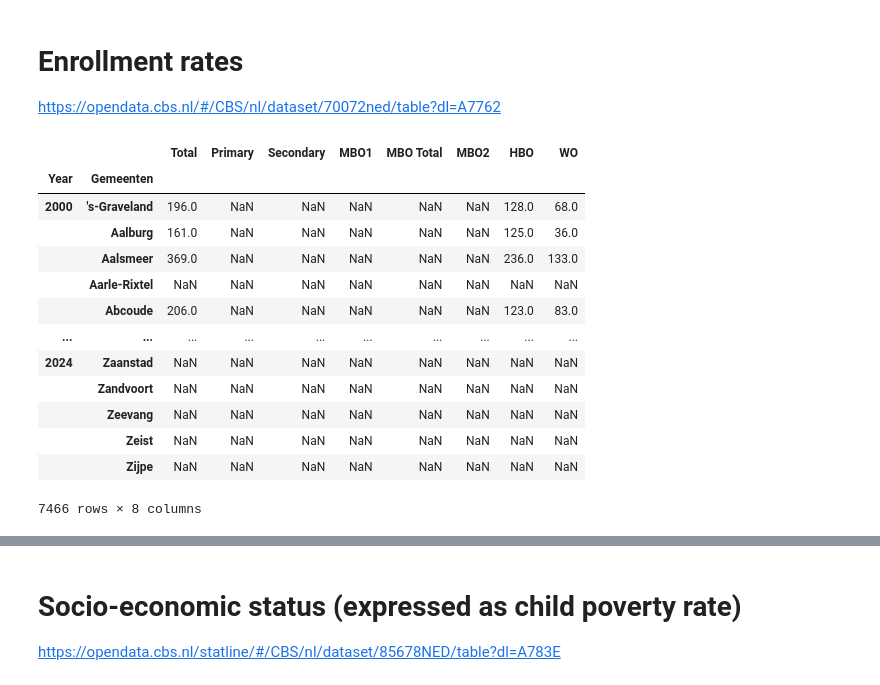
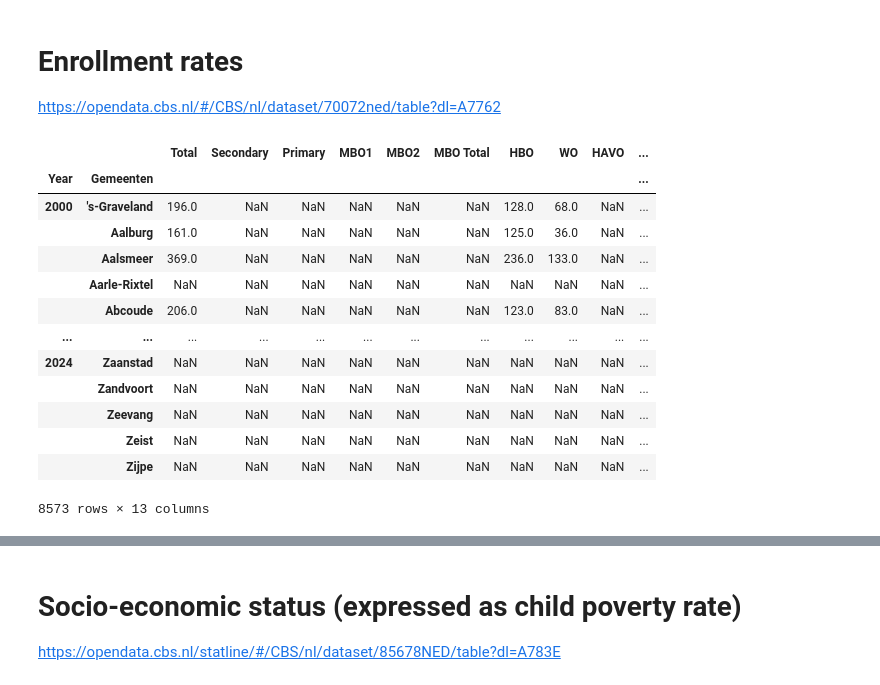
Before and after one commit to Thais02/knowledge2024, a Jupyter notebook: DataProcessing_ultimate.ipynb, the cells around one changed output, grey strips where cells are left out. Cells and saved outputs as stored; diff of their text form; code cells hidden in the pictures.

```diff
--- a/DataProcessing_ultimate.ipynb
+++ b/DataProcessing_ultimate.ipynb
@@ -88,23 +88,23 @@ https://opendata.cbs.nl/#/CBS/nl/dataset/70072ned/table?dl=A7762
 # %%
 from enrollment import get_enrollment_df
 
 
-get_enrollment_df(get_csv('Regionale_kerncijfers_'), get_csv('primary_education_'), get_csv('georef'))
+get_enrollment_df(get_csv('Regionale_kerncijfers_'), get_csv('primary_education_'), get_csv('georef'), get_csv('enrollment-secondary'))
 # %% [output]
-|  |  | Total | Primary | Secondary | MBO1 | MBO Total | MBO2 | HBO | WO |
-| Year | Gemeenten |  |  |  |  |  |  |  |  |
-| 2000 | 's-Graveland | 196.0 | NaN | NaN | NaN | NaN | NaN | 128.0 | 68.0 |
-|  | Aalburg | 161.0 | NaN | NaN | NaN | NaN | NaN | 125.0 | 36.0 |
-|  | Aalsmeer | 369.0 | NaN | NaN | NaN | NaN | NaN | 236.0 | 133.0 |
-|  | Aarle-Rixtel | NaN | NaN | NaN | NaN | NaN | NaN | NaN | NaN |
-|  | Abcoude | 206.0 | NaN | NaN | NaN | NaN | NaN | 123.0 | 83.0 |
-| ... | ... | ... | ... | ... | ... | ... | ... | ... | ... |
-| 2024 | Zaanstad | NaN | NaN | NaN | NaN | NaN | NaN | NaN | NaN |
-|  | Zandvoort | NaN | NaN | NaN | NaN | NaN | NaN | NaN | NaN |
-|  | Zeevang | NaN | NaN | NaN | NaN | NaN | NaN | NaN | NaN |
-|  | Zeist | NaN | NaN | NaN | NaN | NaN | NaN | NaN | NaN |
-|  | Zijpe | NaN | NaN | NaN | NaN | NaN | NaN | NaN | NaN |
+|  |  | Total | Secondary | Primary | MBO1 | MBO2 | MBO Total | HBO | WO | HAVO | ... |
+| Year | Gemeenten |  |  |  |  |  |  |  |  |  | ... |
+| 2000 | 's-Graveland | 196.0 | NaN | NaN | NaN | NaN | NaN | 128.0 | 68.0 | NaN | ... |
+|  | Aalburg | 161.0 | NaN | NaN | NaN | NaN | NaN | 125.0 | 36.0 | NaN | ... |
+|  | Aalsmeer | 369.0 | NaN | NaN | NaN | NaN | NaN | 236.0 | 133.0 | NaN | ... |
+|  | Aarle-Rixtel | NaN | NaN | NaN | NaN | NaN | NaN | NaN | NaN | NaN | ... |
+|  | Abcoude | 206.0 | NaN | NaN | NaN | NaN | NaN | 123.0 | 83.0 | NaN | ... |
+| ... | ... | ... | ... | ... | ... | ... | ... | ... | ... | ... | ... |
+| 2024 | Zaanstad | NaN | NaN | NaN | NaN | NaN | NaN | NaN | NaN | NaN | ... |
+|  | Zandvoort | NaN | NaN | NaN | NaN | NaN | NaN | NaN | NaN | NaN | ... |
+|  | Zeevang | NaN | NaN | NaN | NaN | NaN | NaN | NaN | NaN | NaN | ... |
+|  | Zeist | NaN | NaN | NaN | NaN | NaN | NaN | NaN | NaN | NaN | ... |
+|  | Zijpe | NaN | NaN | NaN | NaN | NaN | NaN | NaN | NaN | NaN | ... |
-7466 rows × 8 columns
+8573 rows × 13 columns
 # %%
 from enrollment import get_enrollment_df, plot_enrollment_city, plot_enrollment_total
 
```
Also changed, not shown: parts of 7 cells of this notebook, 2 other files.
